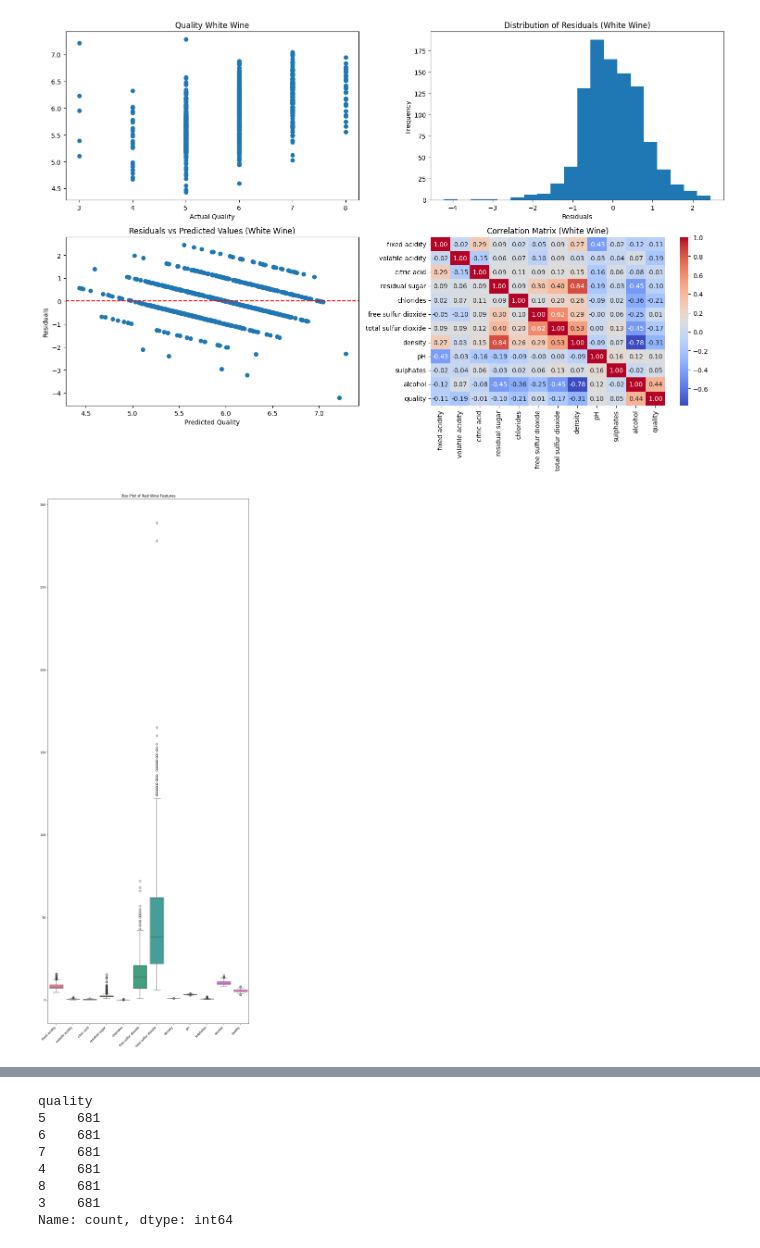
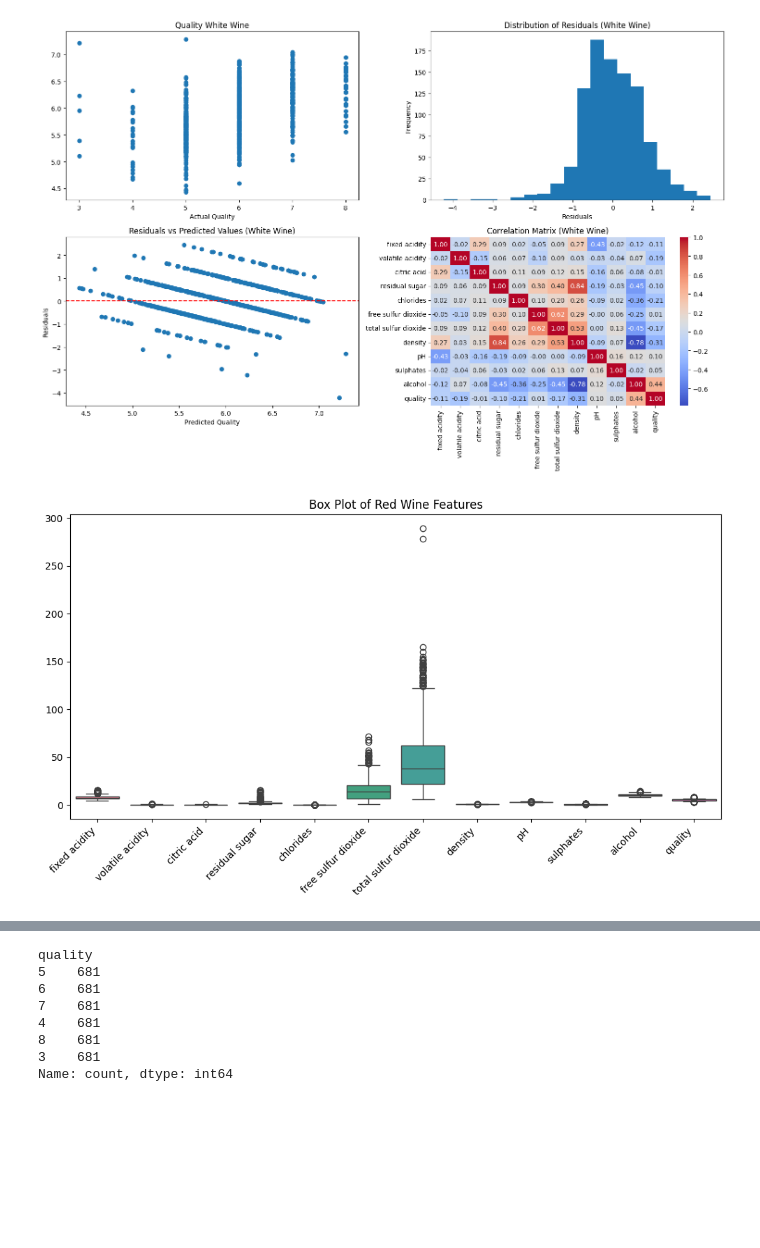
Before and after one commit to erzagaviria/WhiteRabbit, a Jupyter notebook: Untitled.ipynb, the cells around one changed output, grey strips where cells are left out. Saved outputs shown, nothing was run; the diff lists cells and outputs as text; code cells hidden in the pictures; blank space fills up the shorter version.

```diff
--- a/Untitled.ipynb
+++ b/Untitled.ipynb
@@ -233,16 +229,16 @@ plt.show()
 # %%
 # prompt: buatkan box whisker plot nya untuk red wine
 
 import pandas as pd
 import matplotlib.pyplot as plt
 import seaborn as sns
 
 # Create the boxplot
-plt.figure(figsize=(10, 26))
+plt.figure(figsize=(10, 6))
 sns.boxplot(data=red_wine)
 plt.title("Box Plot of Red Wine Features")
 plt.xticks(rotation=45, ha='right') # Rotate x-axis labels for better readability
 plt.tight_layout()
 plt.show()
 # %% [output]
-[figure, old version]
+[figure, new version]
```
Also changed, not shown: parts of 14 cells of this notebook.
